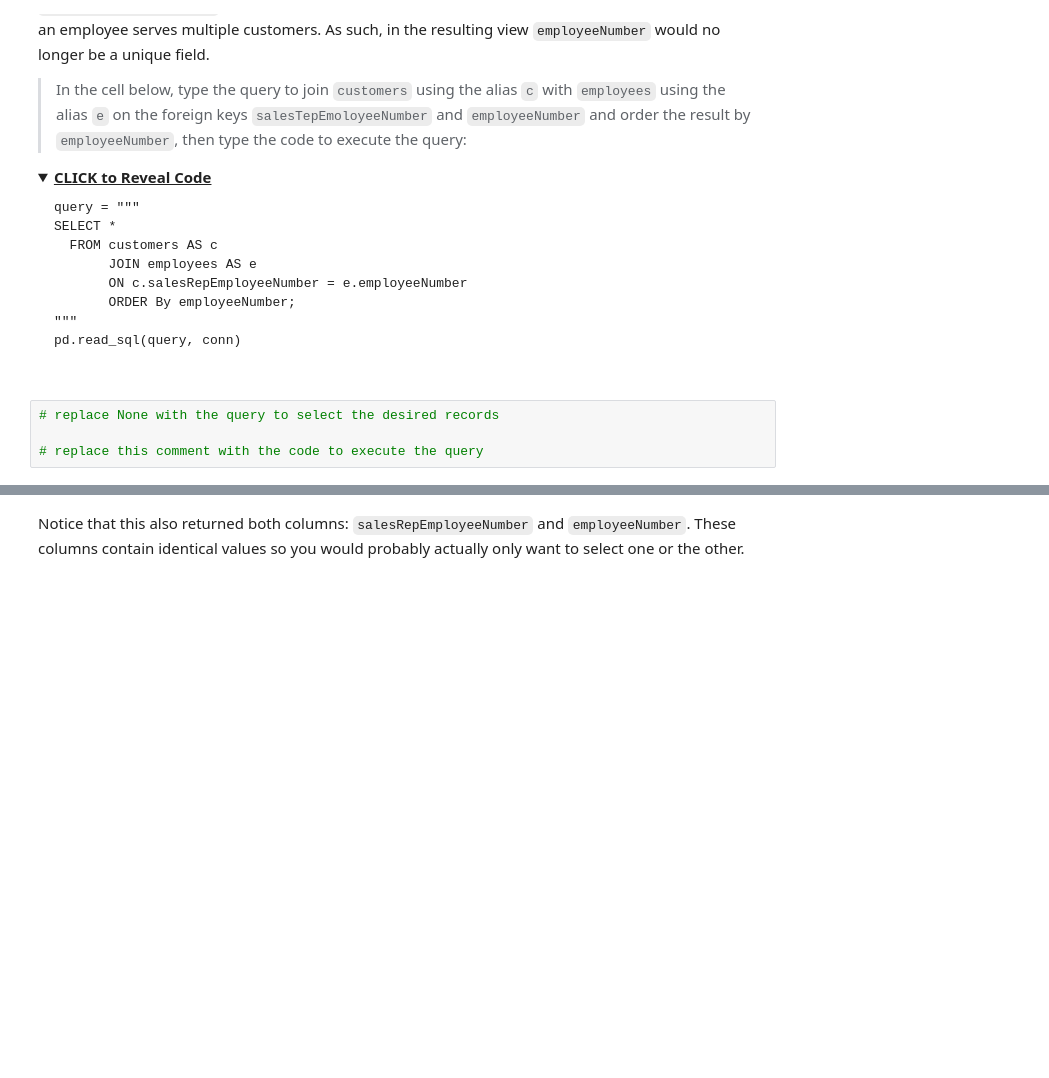
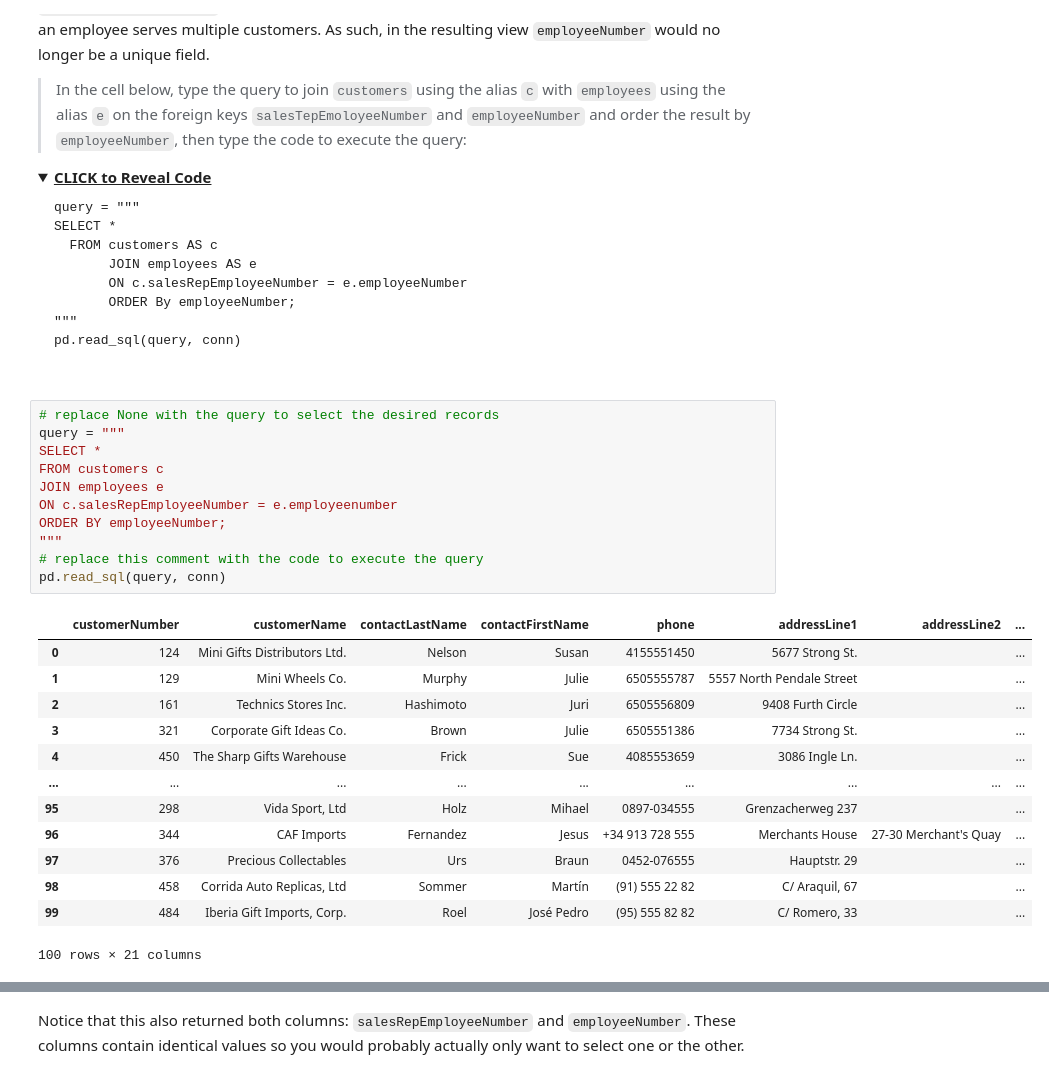
Before and after one commit to Makster04/dsc-join-statements, a Jupyter notebook: index.ipynb, the cells around one changed output, grey strips where cells are left out. Drawn from its saved outputs; the diff is of its cells as text; folded sections open; blank space fills up the shorter version.

```diff
--- a/index.ipynb
+++ b/index.ipynb
@@ -408,8 +435,29 @@ pd.read_sql(query, conn)
 </details>
 # %%
 # replace None with the query to select the desired records
-
+query = """
+SELECT *
+FROM customers c
+JOIN employees e
+ON c.salesRepEmployeeNumber = e.employeenumber
+ORDER BY employeeNumber;
+"""
 # replace this comment with the code to execute the query
+pd.read_sql(query, conn)
+# %% [output]
+|  | customerNumber | customerName | contactLastName | contactFirstName | phone | addressLine1 | addressLine2 | ... |
+| 0 | 124 | Mini Gifts Distributors Ltd. | Nelson | Susan | 4155551450 | 5677 Strong St. |  | ... |
+| 1 | 129 | Mini Wheels Co. | Murphy | Julie | 6505555787 | 5557 North Pendale Street |  | ... |
+| 2 | 161 | Technics Stores Inc. | Hashimoto | Juri | 6505556809 | 9408 Furth Circle |  | ... |
+| 3 | 321 | Corporate Gift Ideas Co. | Brown | Julie | 6505551386 | 7734 Strong St. |  | ... |
+| 4 | 450 | The Sharp Gifts Warehouse | Frick | Sue | 4085553659 | 3086 Ingle Ln. |  | ... |
+| ... | ... | ... | ... | ... | ... | ... | ... | ... |
+| 95 | 298 | Vida Sport, Ltd | Holz | Mihael | 0897-034555 | Grenzacherweg 237 |  | ... |
+| 96 | 344 | CAF Imports | Fernandez | Jesus | +34 913 728 555 | Merchants House | 27-30 Merchant's Quay | ... |
+| 97 | 376 | Precious Collectables | Urs | Braun | 0452-076555 | Hauptstr. 29 |  | ... |
+| 98 | 458 | Corrida Auto Replicas, Ltd | Sommer | Martín | (91) 555 22 82 | C/ Araquil, 67 |  | ... |
+| 99 | 484 | Iberia Gift Imports, Corp. | Roel | José Pedro | (95) 555 82 82 | C/ Romero, 33 |  | ... |
+100 rows × 21 columns
 # %% [markdown]
 ---
 #### Expected Output
```
Also changed, not shown: parts of 3 cells of this notebook.
